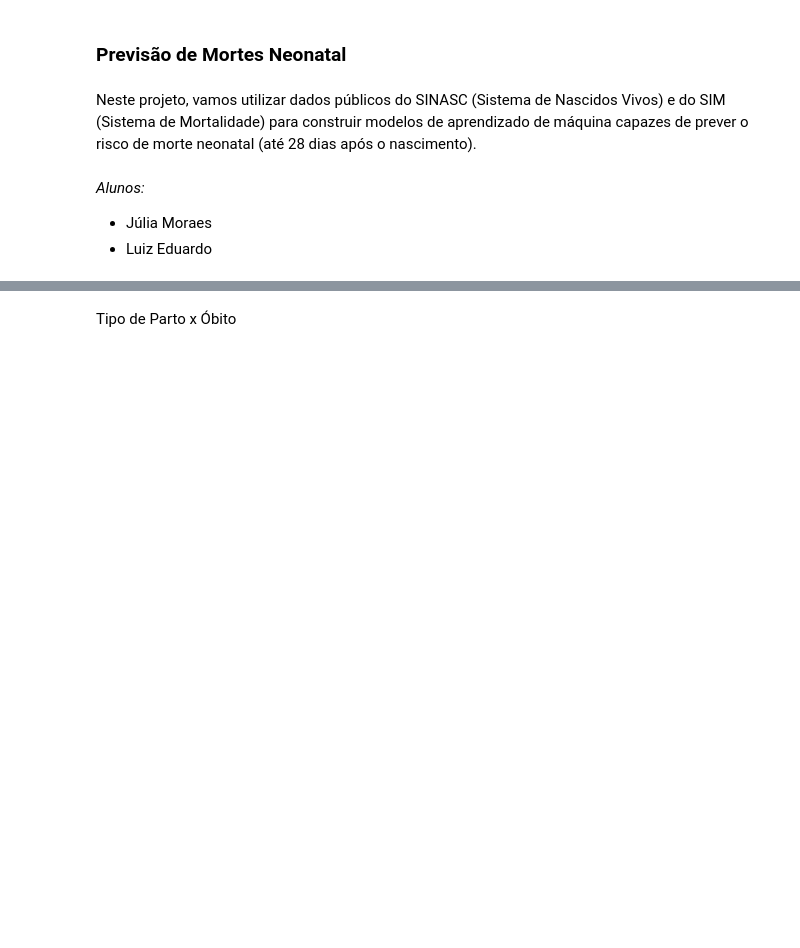
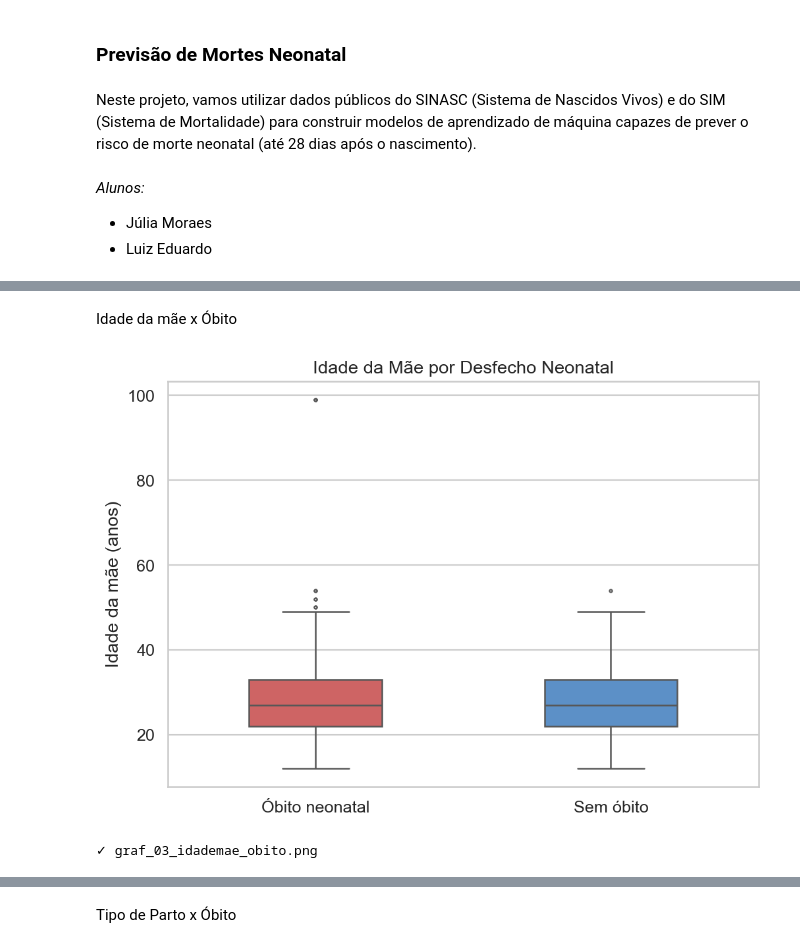
Before and after one commit to juliamssilva/neopredict, a Jupyter notebook: data.ipynb, the cells around one changed output, grey strips where cells are left out. Drawn from its saved outputs; the diff is of its cells as text; code cells hidden in the pictures; blank space fills up the shorter version.

```diff
--- a/data.ipynb
+++ b/data.ipynb
@@ -376,0 +90,18 @@ plt.show()
+# %% [markdown]
+Idade da mãe x Óbito
+# %%
+if "IDADEMAE" in df.columns:
+    fig, ax = plt.subplots(figsize=(7, 5))
+    sns.boxplot(data=df, x="grupo", y="IDADEMAE",
+                palette={"Sem óbito": COR_VIVO, "Óbito neonatal": COR_OBITO},
+                width=0.45, linewidth=1.2, fliersize=2, ax=ax)
+    ax.set_xlabel("")
+    ax.set_ylabel("Idade da mãe (anos)")
+    ax.set_title("Idade da Mãe por Desfecho Neonatal")
+    plt.tight_layout()
+    plt.savefig("graf_03_idademae_obito.png")
+    plt.show()
+    print("✓ graf_03_idademae_obito.png")
+# %% [output]
+[figure, added]
+✓ graf_03_idademae_obito.png
```
Also changed, not shown: parts of 72 cells of this notebook, 9 other files.
